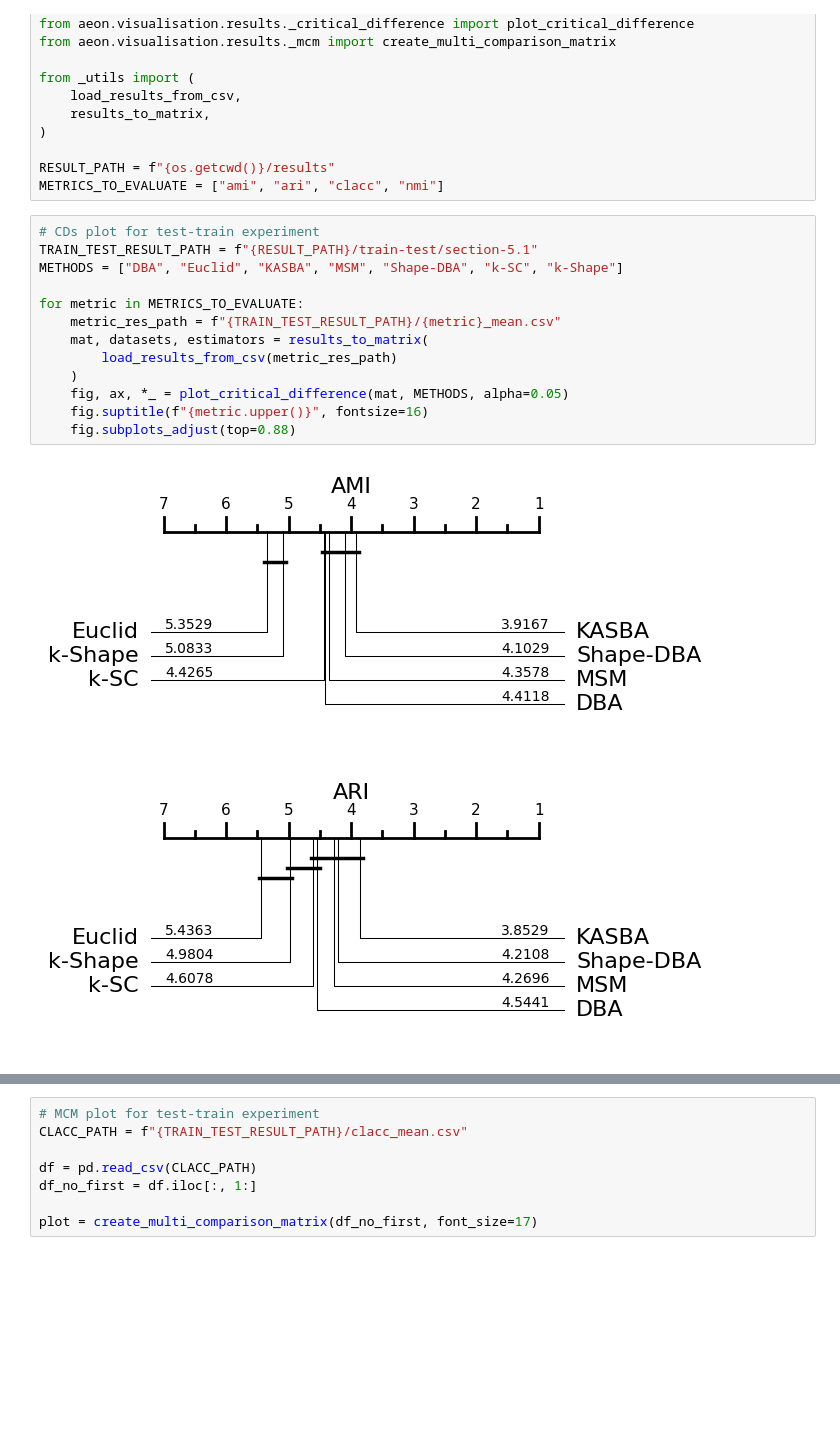
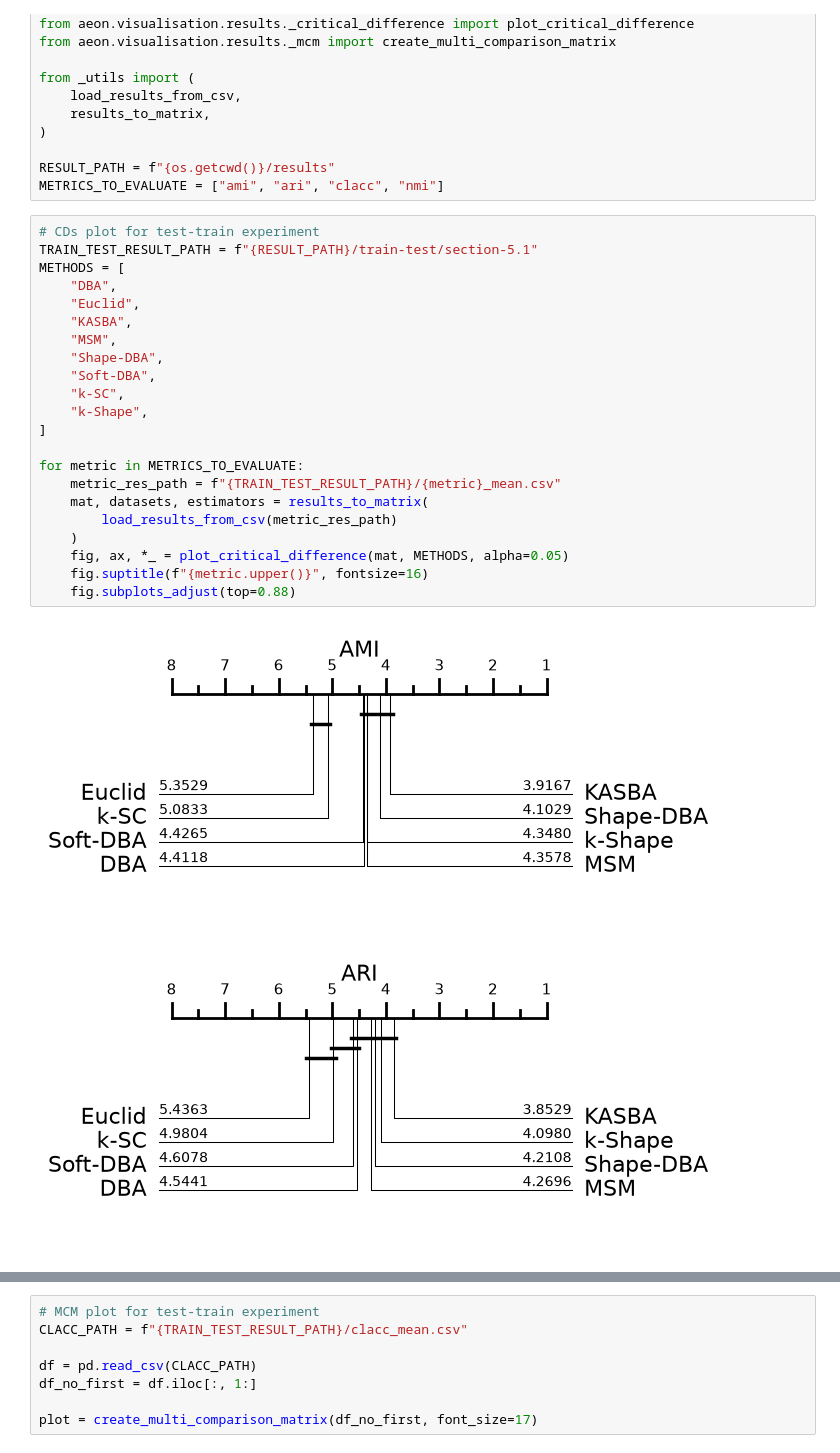
Before and after one commit to time-series-machine-learning/kasba-clustering-2026, a Jupyter notebook: result_visualisation.ipynb, the cells around one changed output, grey strips where cells are left out. Cells and saved outputs as stored; diff of their text form; blank space fills up the shorter version.

```diff
--- a/result_visualisation.ipynb
+++ b/result_visualisation.ipynb
@@ -15,16 +15,25 @@ METRICS_TO_EVALUATE = ["ami", "ari", "clacc", "nmi"]
 # %%
 # CDs plot for test-train experiment
 TRAIN_TEST_RESULT_PATH = f"{RESULT_PATH}/train-test/section-5.1"
-METHODS = ["DBA", "Euclid", "KASBA", "MSM", "Shape-DBA", "k-SC", "k-Shape"]
+METHODS = [
+    "DBA",
+    "Euclid",
+    "KASBA",
+    "MSM",
+    "Shape-DBA",
+    "Soft-DBA",
+    "k-SC",
+    "k-Shape",
+]
 
 for metric in METRICS_TO_EVALUATE:
     metric_res_path = f"{TRAIN_TEST_RESULT_PATH}/{metric}_mean.csv"
     mat, datasets, estimators = results_to_matrix(
         load_results_from_csv(metric_res_path)
     )
     fig, ax, *_ = plot_critical_difference(mat, METHODS, alpha=0.05)
     fig.suptitle(f"{metric.upper()}", fontsize=16)
     fig.subplots_adjust(top=0.88)
 # %% [output]
-[figure, old version]
+[figure, new version]
-[figure, old version]
+[figure, new version]
```
Also changed, not shown: parts of 1 cell of this notebook.
